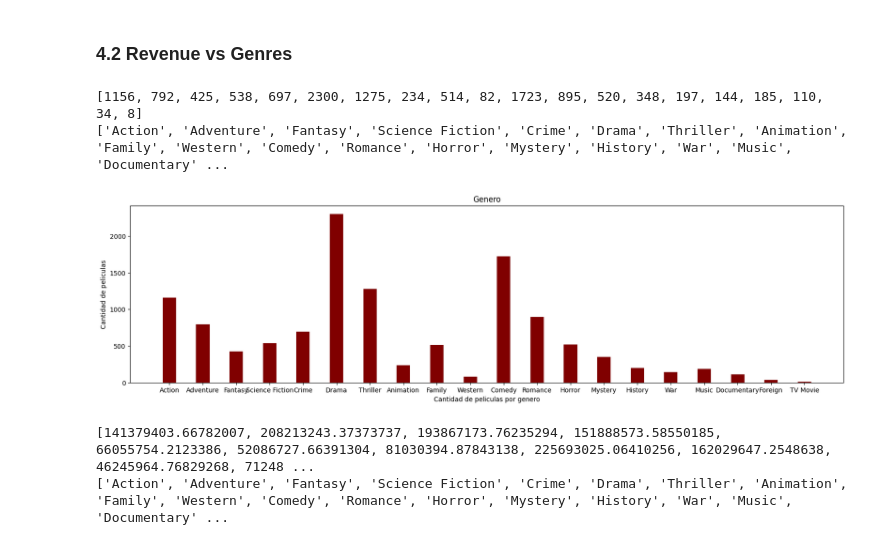
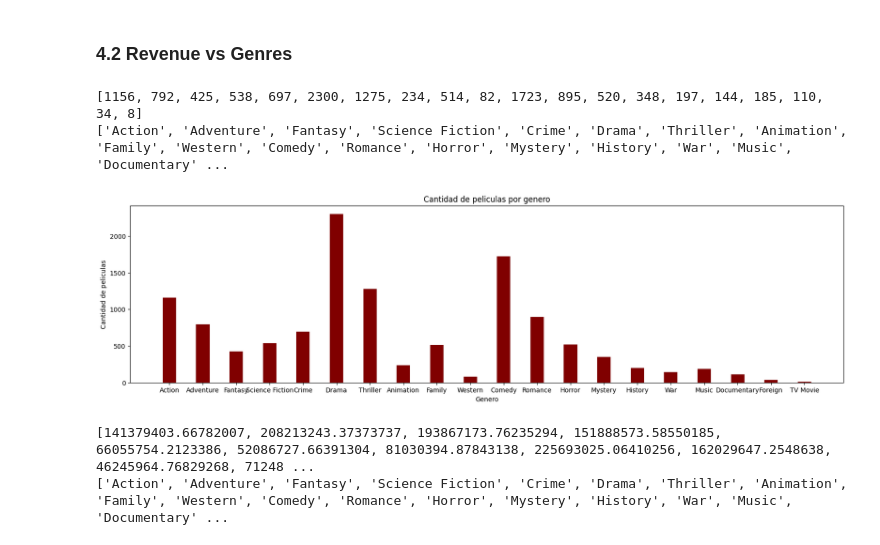
Before and after one commit to AleGallart/SATPython, a Jupyter notebook: Notebook.ipynb, the cells around one changed output. Saved outputs shown, nothing was run; the diff lists cells and outputs as text; code cells hidden in the pictures.

```diff
--- a/Notebook.ipynb
+++ b/Notebook.ipynb
@@ -371,17 +359,17 @@ KeyboardInterrupt:
 # %%
 print(yMatriz(packMatriz(dataClean['genres'], 'name')))
 print(xMatriz(packMatriz(dataClean['genres'], 'name')))
 fig = plt.figure(figsize = (20, 5))
 plt.bar(xMatriz(packMatriz(dataClean['genres'], 'name')), yMatriz(packMatriz(dataClean['genres'], 'name')), color ='maroon',
         width = 0.4)
-plt.xlabel("Cantidad de peliculas por genero")
+plt.xlabel("Genero")
 plt.ylabel("Cantidad de peliculas")
-plt.title("Genero")
+plt.title("Cantidad de peliculas por genero")
 plt.show()
 # %% [output]
 [1156, 792, 425, 538, 697, 2300, 1275, 234, 514, 82, 1723, 895, 520, 348, 197, 144, 185, 110, 34, 8]
 ['Action', 'Adventure', 'Fantasy', 'Science Fiction', 'Crime', 'Drama', 'Thriller', 'Animation', 'Family', 'Western', 'Comedy', 'Romance', 'Horror', 'Mystery', 'History', 'War', 'Music', 'Documentary' ...
-[figure, old version]
+[figure, new version]
 # %%
 print(yMatriz(promedioPorObjetoUnico(revenueMatriz(dataClean['genres'], dataClean['revenue'], 'name'))))
 print(xMatriz(promedioPorObjetoUnico(revenueMatriz(dataClean['genres'], dataClean['revenue'], 'name'))))
```
Also changed, not shown: parts of 10 cells of this notebook, 1 other file.
